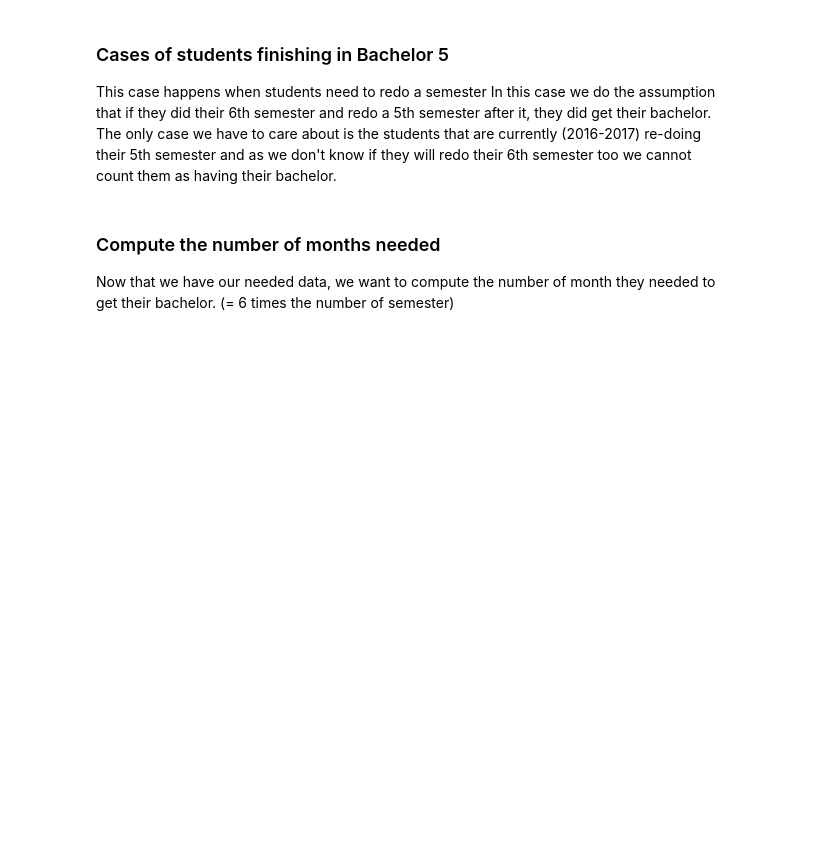
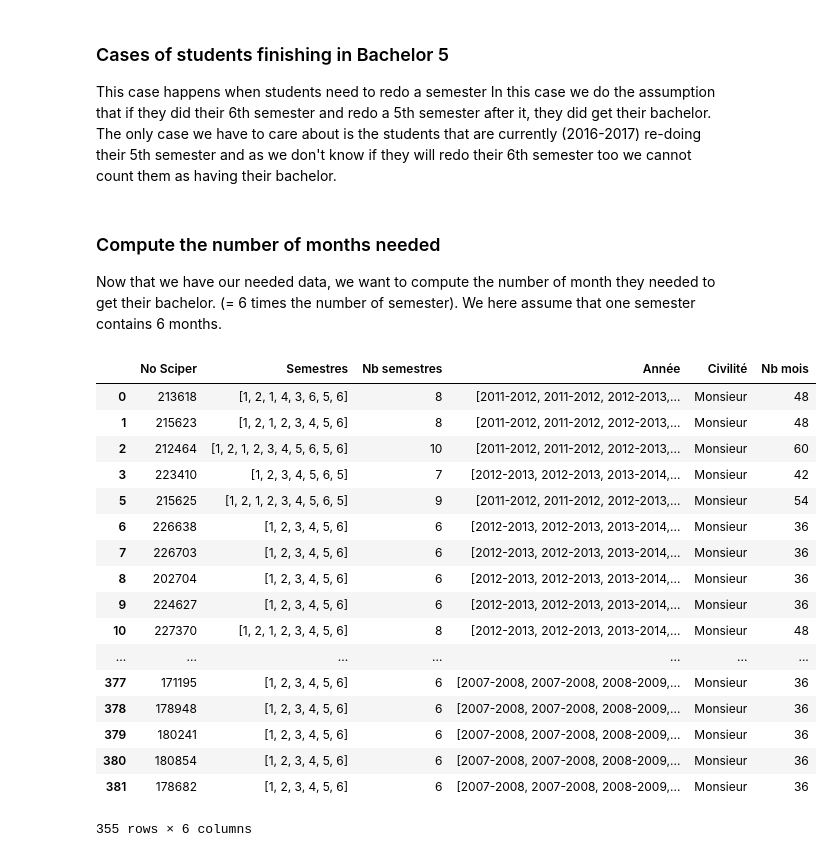
Before and after one commit to agpmilli/adaepfl, a Jupyter notebook: Homework/02 - Data from the Web/Data from the Web.ipynb, the cells around one changed output. Drawn from its saved outputs; the diff is of its cells as text; code cells hidden in the pictures; blank space fills up the shorter version.

```diff
--- a/Homework/02 - Data from the Web/Data from the Web.ipynb
+++ b/Homework/02 - Data from the Web/Data from the Web.ipynb
@@ -320,6 +318,27 @@ students_with_bachelor_at_EPFL=students_with_bachelor_at_EPFL.drop(students_with
 # %% [markdown]
 ### Compute the number of months needed
 
-Now that we have our needed data, we want to compute the number of month they needed to get their bachelor. (= 6 times the number of semester)
+Now that we have our needed data, we want to compute the number of month they needed to get their bachelor. (= 6 times the number of semester).
+We here assume that one semester contains 6 months.
 # %%
 students_with_bachelor_at_EPFL['Nb mois']=6 * students_with_bachelor_at_EPFL['Nb semestres']
+students_with_bachelor_at_EPFL
+# %% [output]
+|  | No Sciper | Semestres | Nb semestres | Année | Civilité | Nb mois |
+| 0 | 213618 | [1, 2, 1, 4, 3, 6, 5, 6] | 8 | [2011-2012, 2011-2012, 2012-2013,... | Monsieur | 48 |
+| 1 | 215623 | [1, 2, 1, 2, 3, 4, 5, 6] | 8 | [2011-2012, 2011-2012, 2012-2013,... | Monsieur | 48 |
+| 2 | 212464 | [1, 2, 1, 2, 3, 4, 5, 6, 5, 6] | 10 | [2011-2012, 2011-2012, 2012-2013,... | Monsieur | 60 |
+| 3 | 223410 | [1, 2, 3, 4, 5, 6, 5] | 7 | [2012-2013, 2012-2013, 2013-2014,... | Monsieur | 42 |
+| 5 | 215625 | [1, 2, 1, 2, 3, 4, 5, 6, 5] | 9 | [2011-2012, 2011-2012, 2012-2013,... | Monsieur | 54 |
+| 6 | 226638 | [1, 2, 3, 4, 5, 6] | 6 | [2012-2013, 2012-2013, 2013-2014,... | Monsieur | 36 |
+| 7 | 226703 | [1, 2, 3, 4, 5, 6] | 6 | [2012-2013, 2012-2013, 2013-2014,... | Monsieur | 36 |
+| 8 | 202704 | [1, 2, 3, 4, 5, 6] | 6 | [2012-2013, 2012-2013, 2013-2014,... | Monsieur | 36 |
+| 9 | 224627 | [1, 2, 3, 4, 5, 6] | 6 | [2012-2013, 2012-2013, 2013-2014,... | Monsieur | 36 |
+| 10 | 227370 | [1, 2, 1, 2, 3, 4, 5, 6] | 8 | [2012-2013, 2012-2013, 2013-2014,... | Monsieur | 48 |
+| ... | ... | ... | ... | ... | ... | ... |
+| 377 | 171195 | [1, 2, 3, 4, 5, 6] | 6 | [2007-2008, 2007-2008, 2008-2009,... | Monsieur | 36 |
+| 378 | 178948 | [1, 2, 3, 4, 5, 6] | 6 | [2007-2008, 2007-2008, 2008-2009,... | Monsieur | 36 |
+| 379 | 180241 | [1, 2, 3, 4, 5, 6] | 6 | [2007-2008, 2007-2008, 2008-2009,... | Monsieur | 36 |
+| 380 | 180854 | [1, 2, 3, 4, 5, 6] | 6 | [2007-2008, 2007-2008, 2008-2009,... | Monsieur | 36 |
+| 381 | 178682 | [1, 2, 3, 4, 5, 6] | 6 | [2007-2008, 2007-2008, 2008-2009,... | Monsieur | 36 |
+355 rows × 6 columns
```
Also changed, not shown: parts of 8 cells of this notebook, 1 other file.
